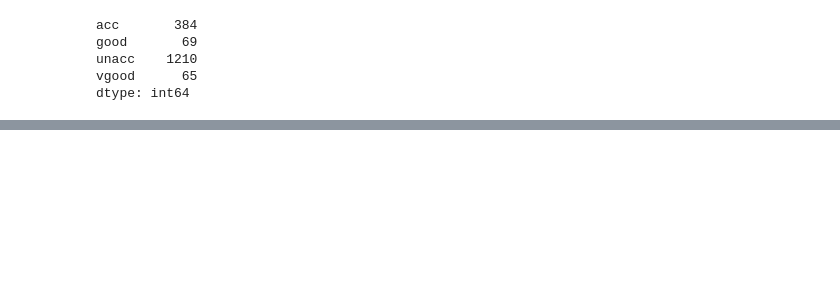
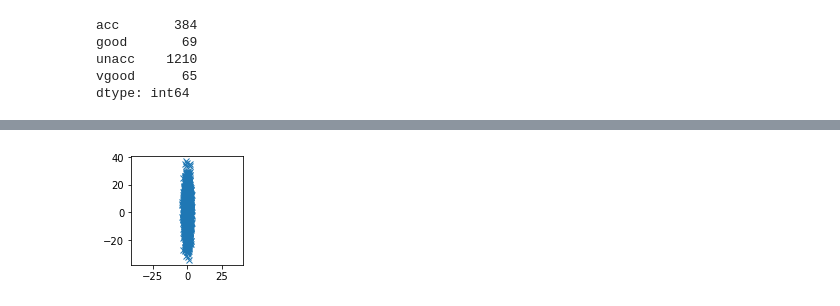
Before and after one commit to Queie/TensorFlow, a Jupyter notebook: Web/03.Supervised.ipynb, the cells around one changed output, grey strips where cells are left out. Cells and saved outputs as stored; diff of their text form; code cells hidden in the pictures; blank space fills up the shorter version.

```diff
--- a/Web/03.Supervised.ipynb
+++ b/Web/03.Supervised.ipynb
@@ -390,0 +477,10 @@ https://www.youtube.com/watch?v=O1U2NWaSYn4
+# %%
+# plt.plot(X, Z, 'x')
+# plt.axis('equal');  plt.show()
+
+# # Diagonal covariance means that points are oriented along x or y-axis:
+mean = [0, 0];  cov = [[1, 0], [0, 100]]  # diagonal covariance
+x, y = np.random.multivariate_normal(mean, cov, 5000).T
+plt.figure(figsize=(2,2)); plt.plot(x, y, 'x'); plt.axis('equal');  plt.show()
+# %% [output]
+[figure, added]
```
Also changed, not shown: parts of 58 cells of this notebook.
